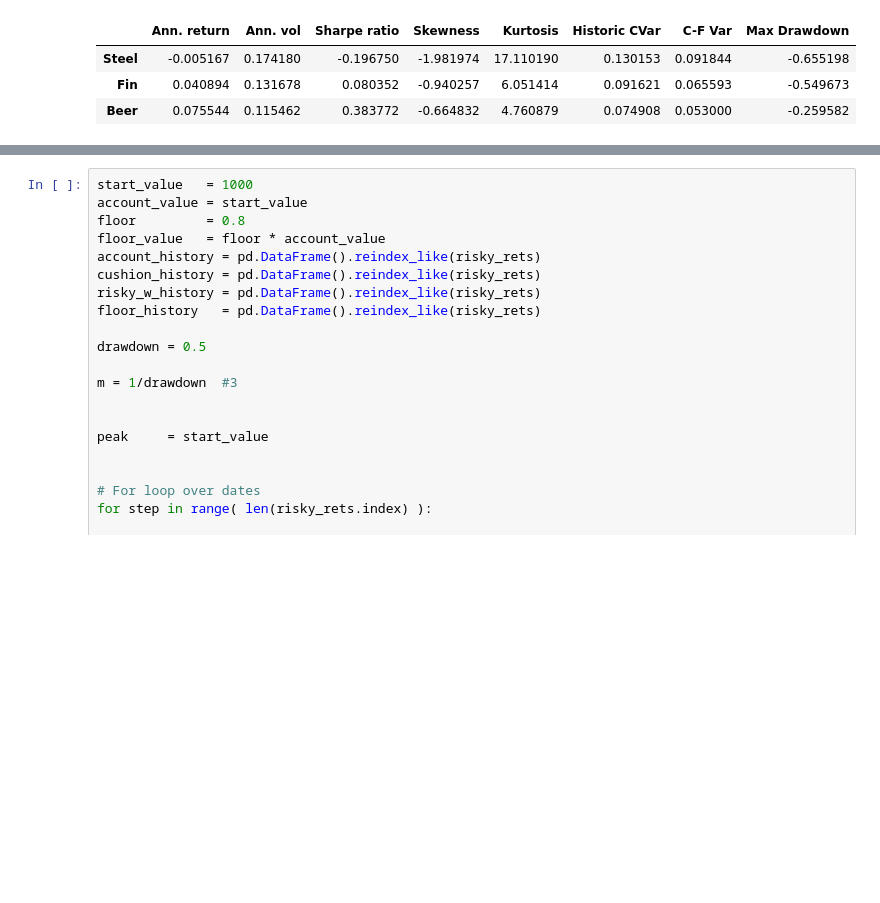
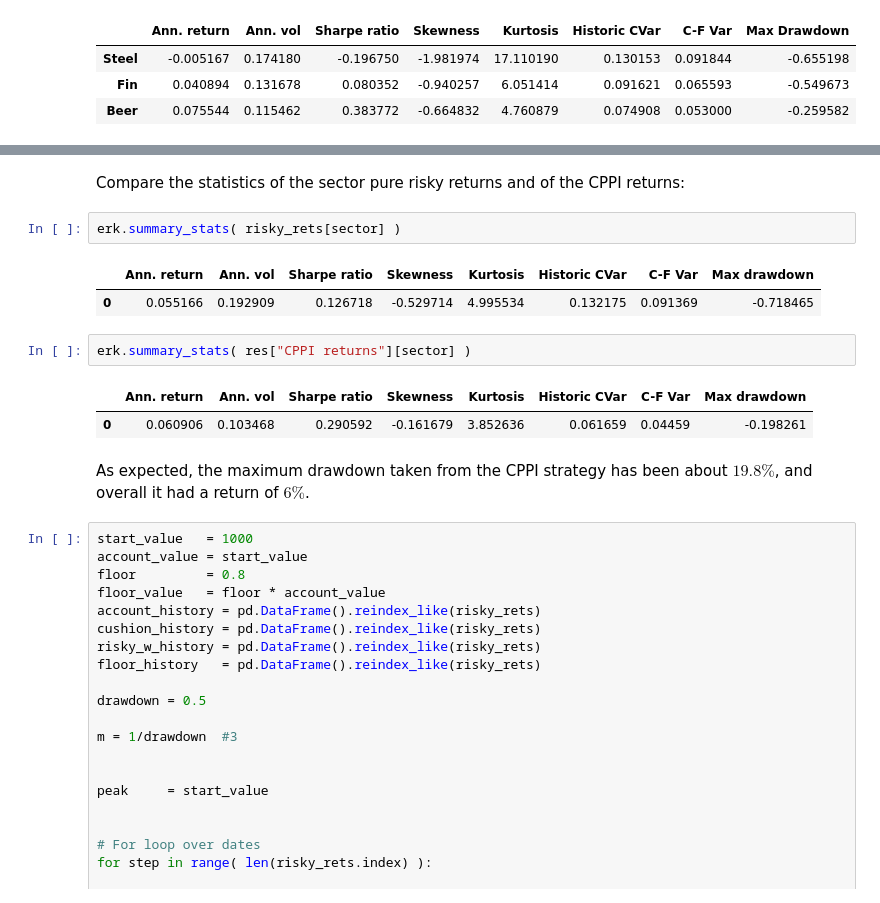
Before and after one commit to z4ir3/finance-courses, a Jupyter notebook: week-3.ipynb, the cells around one changed output, grey strips where cells are left out. Cells and saved outputs as stored; diff of their text form; blank space fills up the shorter version.

```diff
--- a/week-3.ipynb
+++ b/week-3.ipynb
@@ -496,3 +522,17 @@ So far, in our CPPI strategy we had a fixed floor value. But This is not exactly
+# %% [markdown]
+Compare the statistics of the sector pure risky returns and of the CPPI returns:
+# %%
+erk.summary_stats( risky_rets[sector] )
+# %% [output]
+|  | Ann. return | Ann. vol | Sharpe ratio | Skewness | Kurtosis | Historic CVar | C-F Var | Max drawdown |
+| 0 | 0.055166 | 0.192909 | 0.126718 | -0.529714 | 4.995534 | 0.132175 | 0.091369 | -0.718465 |
+# %%
+erk.summary_stats( res["CPPI returns"][sector] )
+# %% [output]
+|  | Ann. return | Ann. vol | Sharpe ratio | Skewness | Kurtosis | Historic CVar | C-F Var | Max drawdown |
+| 0 | 0.060906 | 0.103468 | 0.290592 | -0.161679 | 3.852636 | 0.061659 | 0.04459 | -0.198261 |
+# %% [markdown]
+As expected, the maximum drawdown taken from the CPPI strategy has been about $19.8\%$, and overall it had a return of $6\%$.
 # %%
 start_value   = 1000
 account_value = start_value
```
Also changed, not shown: parts of 7 cells of this notebook.
